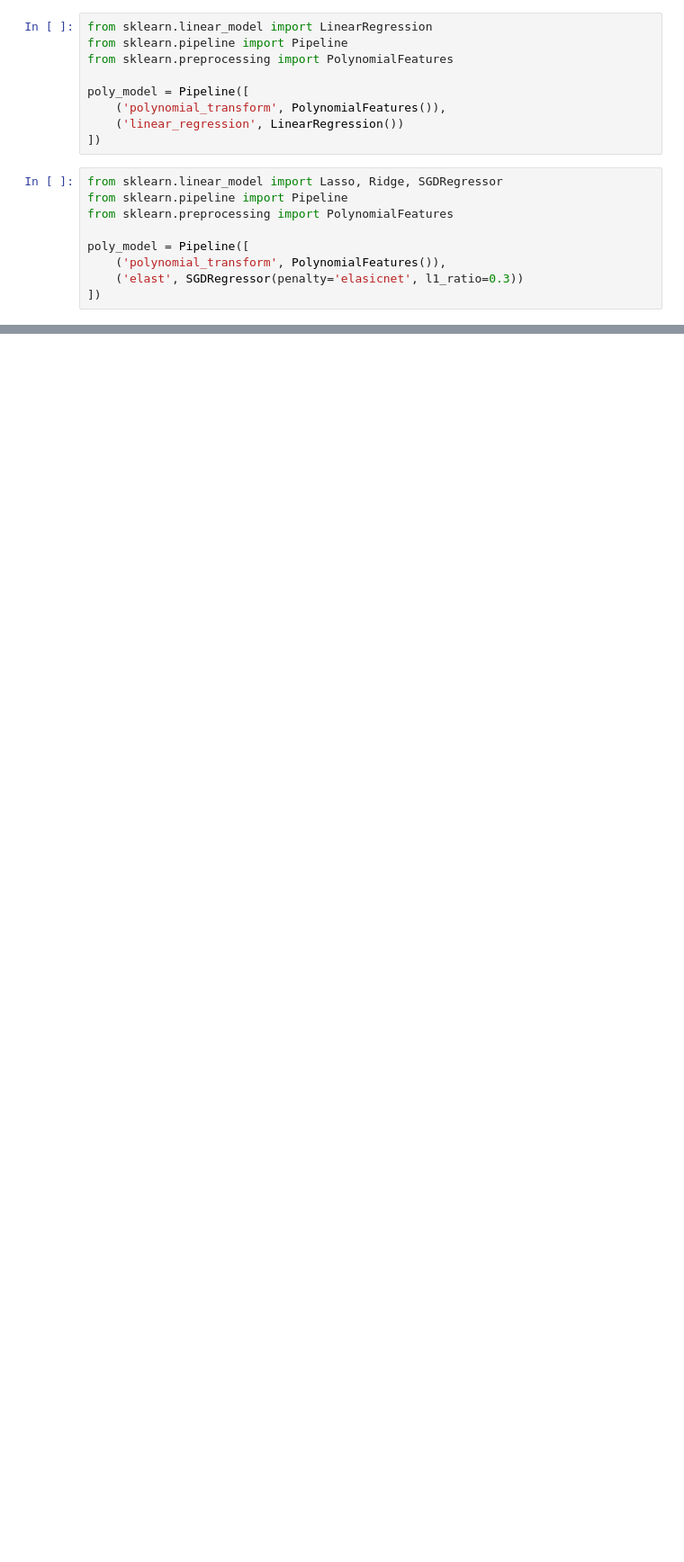
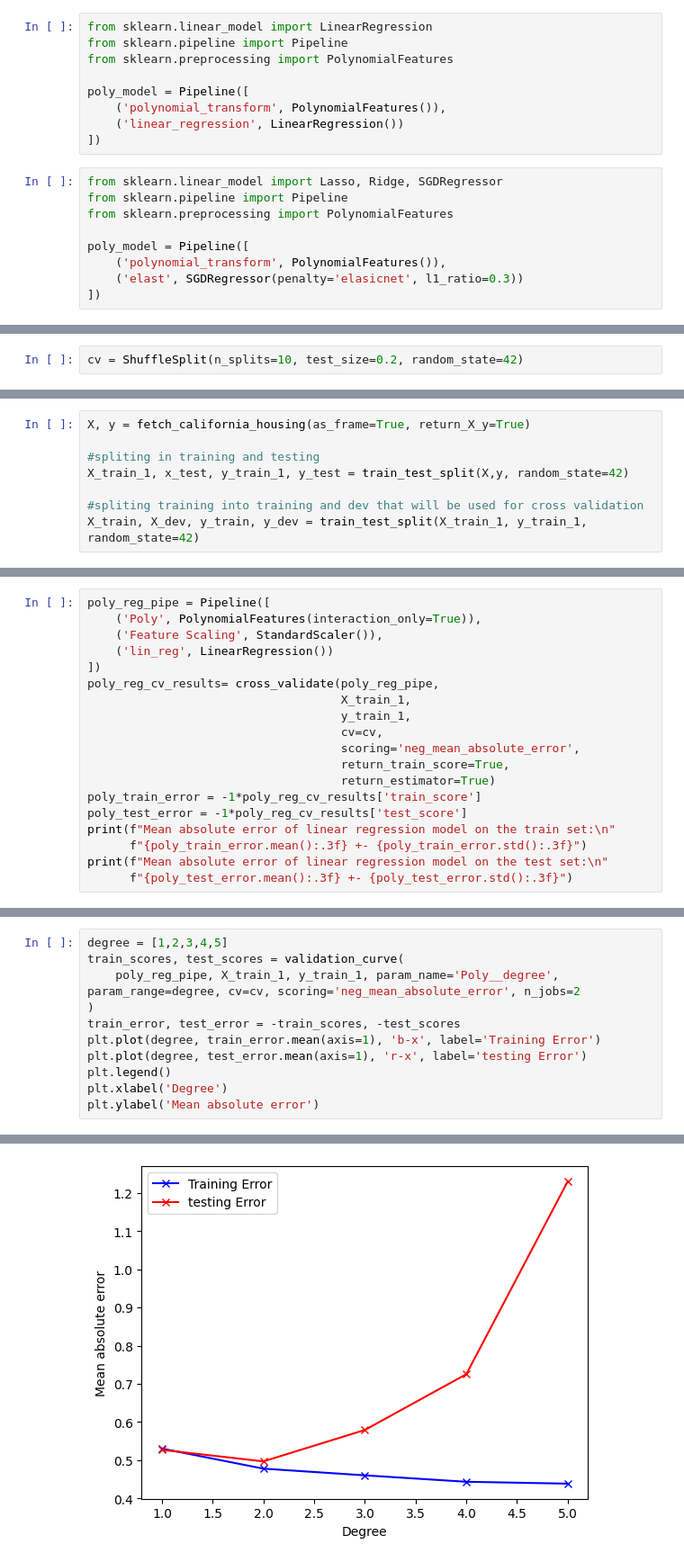
Before and after one commit to rohitblpprajapat/100-days-of-code, a Jupyter notebook: week5.ipynb, the cells around one changed output, grey strips where cells are left out. Shown at 90% size. Saved outputs shown, nothing was run; the diff lists cells and outputs as text; blank space fills up the shorter version.

```diff
--- a/week5.ipynb
+++ b/week5.ipynb
@@ -20,0 +192,2 @@ poly_model = Pipeline([
+# %%
+cv = ShuffleSplit(n_splits=10, test_size=0.2, random_state=42)
@@ -20,0 +196,8 @@ poly_model = Pipeline([
+# %%
+X, y = fetch_california_housing(as_frame=True, return_X_y=True)
+
+#spliting in training and testing
+X_train_1, x_test, y_train_1, y_test = train_test_split(X,y, random_state=42)
+
+#spliting training into training and dev that will be used for cross validation
+X_train, X_dev, y_train, y_dev = train_test_split(X_train_1, y_train_1, random_state=42)
@@ -20,0 +305,19 @@ poly_model = Pipeline([
+# %%
+poly_reg_pipe = Pipeline([
+    ('Poly', PolynomialFeatures(interaction_only=True)),
+    ('Feature Scaling', StandardScaler()),
+    ('lin_reg', LinearRegression())
+])
+poly_reg_cv_results= cross_validate(poly_reg_pipe,
+                                    X_train_1,
+                                    y_train_1,
+                                    cv=cv,
+                                    scoring='neg_mean_absolute_error',
+                                    return_train_score=True,
+                                    return_estimator=True)
+poly_train_error = -1*poly_reg_cv_results['train_score']
+poly_test_error = -1*poly_reg_cv_results['test_score']
+print(f"Mean absolute error of linear regression model on the train set:\n"
+      f"{poly_train_error.mean():.3f} +- {poly_train_error.std():.3f}")
+print(f"Mean absolute error of linear regression model on the test set:\n"
+      f"{poly_test_error.mean():.3f} +- {poly_test_error.std():.3f}")
@@ -20,0 +329,12 @@ poly_model = Pipeline([
+# %%
+degree = [1,2,3,4,5]
+train_scores, test_scores = validation_curve(
+    poly_reg_pipe, X_train_1, y_train_1, param_name='Poly__degree', param_range=degree, cv=cv, scoring='neg_mean_absolute_error', n_jobs=2
+)
+train_error, test_error = -train_scores, -test_scores
+plt.plot(degree, train_error.mean(axis=1), 'b-x', label='Training Error')
+plt.plot(degree, test_error.mean(axis=1), 'r-x', label='testing Error')
+plt.legend()
+plt.xlabel('Degree')
+plt.ylabel('Mean absolute error')
+# %% [output]
@@ -20,0 +342 @@ poly_model = Pipeline([
+[figure, added]
```
Also changed, not shown: parts of 75 cells of this notebook.
